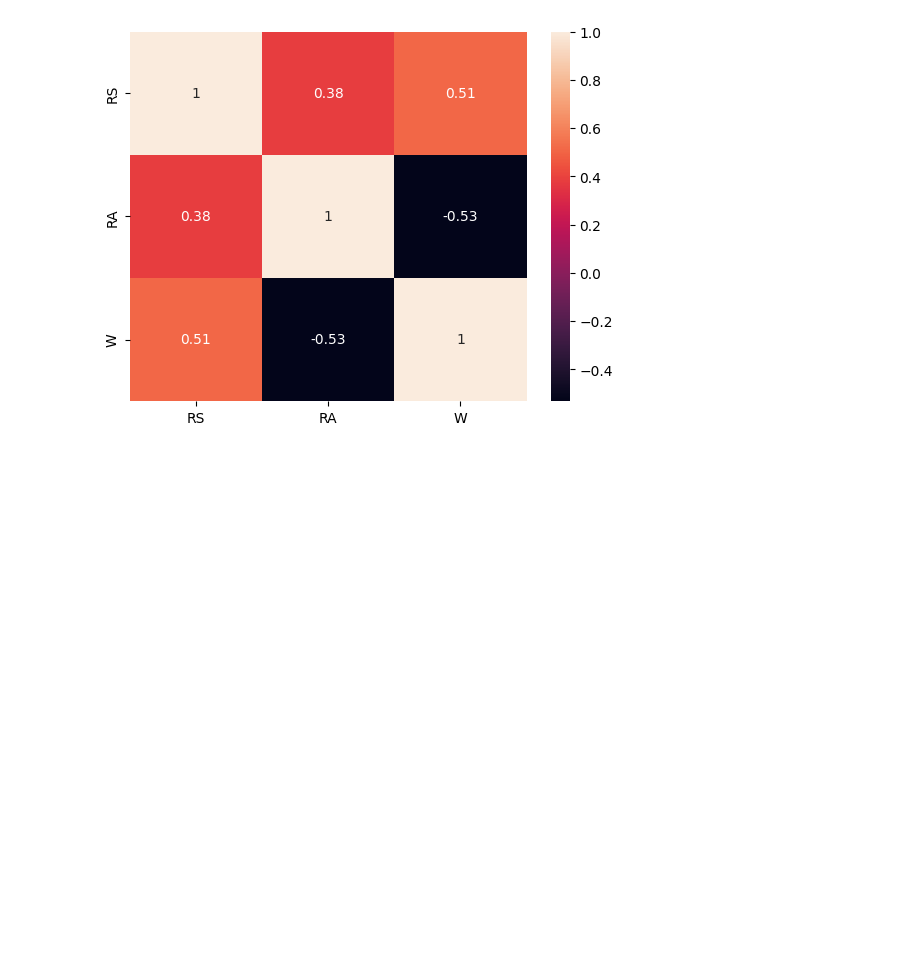
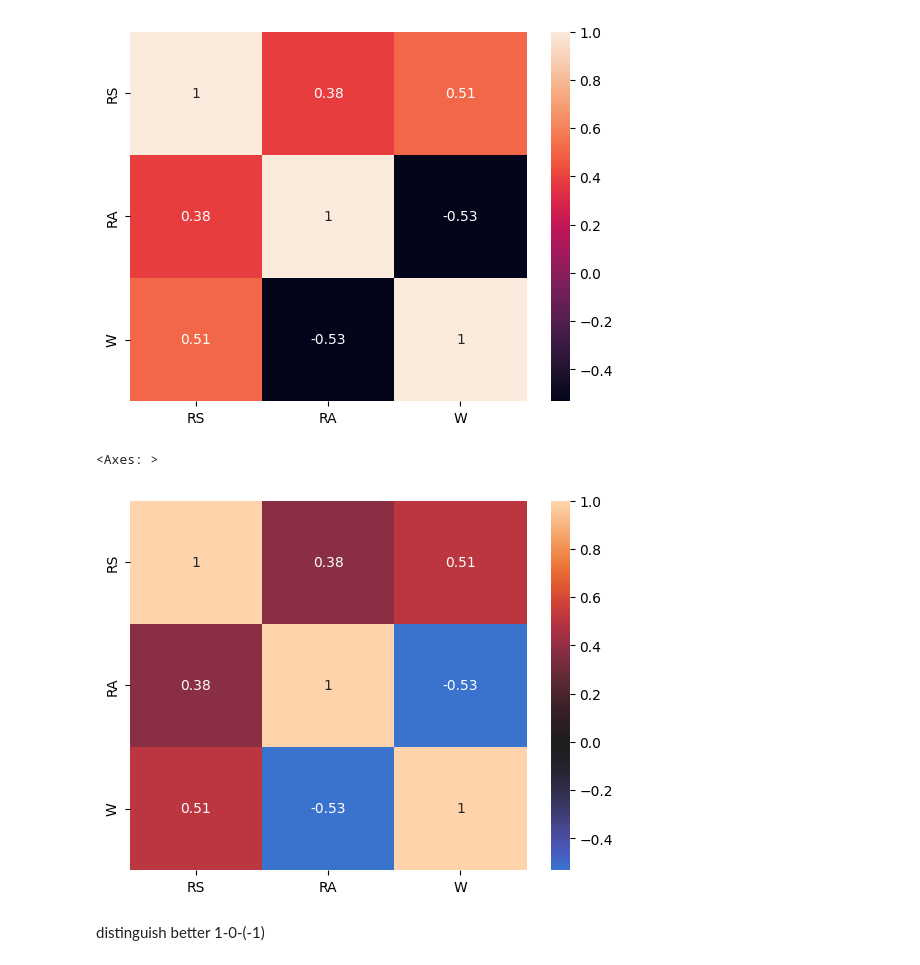
Before and after one commit to FarzanaAkhi/business-analysis-p1, a Jupyter notebook: notebooks/basic_statistics.ipynb, the cells around one changed output. Drawn from its saved outputs; the diff is of its cells as text; code cells hidden in the pictures; blank space fills up the shorter version.

```diff
--- a/notebooks/basic_statistics.ipynb
+++ b/notebooks/basic_statistics.ipynb
@@ -302,3 +302,10 @@ sns.heatmap(data = df_correlation.corr(), annot= True, fmt = '.2g')
 # %% [output]
 <Axes: >
 [figure]
+# %%
+sns.heatmap(data = df_correlation.corr(), annot= True, fmt = '.2g', center= 0)
+# %% [output]
+<Axes: >
+[figure, added]
+# %% [markdown]
+distinguish better 1-0-(-1)
```
